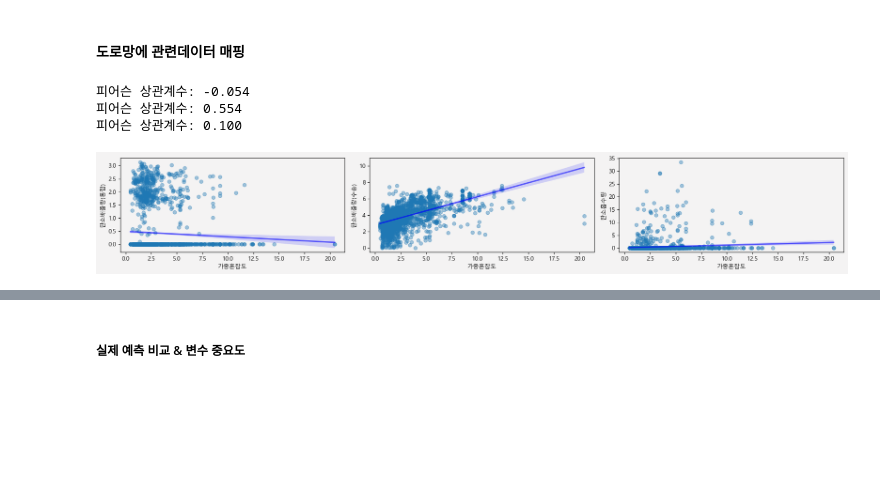
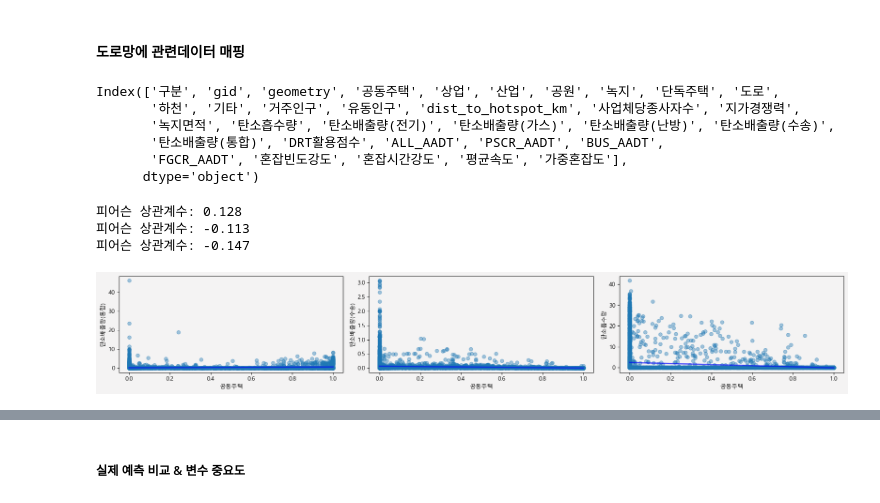
Before and after one commit to DDalaDDula/Forecasting_Carbon_Emissions_in_New_Towns_and_Analyzing_the_Carbon_Reduction_Impact_of_Future_Mobili, a Jupyter notebook: (1)분석대상지.ipynb, the cells around one changed output, grey strips where cells are left out. Saved outputs shown, nothing was run; the diff lists cells and outputs as text; code cells hidden in the pictures; blank space fills up the shorter version.

```diff
--- a/(1)분석대상지.ipynb
+++ b/(1)분석대상지.ipynb
@@ -1405,6 +1417,7 @@ emission_transport = (
 emission_transport = gpd.GeoDataFrame(emission_transport, geometry='geometry')
 emission_transport = emission_transport.rename(columns={'grid_cd': 'gid', 'road_tco2': '탄소배출량(수송)'})
 emission_transport = emission_transport[['gbn', 'gid', 'geometry', '탄소배출량(수송)']]
+emission_transport['탄소배출량(수송)']   = emission_transport['탄소배출량(수송)'] / 1000 #  1 / 1000 스케일(kg → ton) 오류 보정
 
 # grid_result에 병합 (gid 기준, 좌측조인)
 grid_result = grid_result.merge(
@@ -1471,10 +1466,10 @@ grid_result["탄소배출량(통합)"] = (
     grid_result["탄소배출량(가스)"] +
     grid_result["탄소배출량(난방)"]
 )
-grid_result.drop(columns=["탄소배출량(전기)", "탄소배출량(가스)", "탄소배출량(난방)"], inplace=True)
+#grid_result.drop(columns=["탄소배출량(전기)", "탄소배출량(가스)", "탄소배출량(난방)"], inplace=True)
 
 # Log Scale 변환
-grid_result['탄소배출량(통합)'] = np.log1p(grid_result['탄소배출량(통합)'])
+#grid_result['탄소배출량(통합)'] = np.log1p(grid_result['탄소배출량(통합)'])
 # %%
 # 관심 열
 land_cols = ['기타', '공동주택', '도로', '공원', '녹지', '하천', '상업', '단독주택', '산업']
@@ -1580,20 +1586,21 @@ for i, var in enumerate(target_vars):
     # 이상값 제외
     filtered_data = grid_result[
         ~(
-            #((grid_result['거주인구'] == 0) & (grid_result[var] > 0)) |
-            ((grid_result['거주인구'] > 0) & (grid_result[var] == 0))
+            ((grid_result['상업'] == 0) & (grid_result[var] > 0)) |
+            ((grid_result['상업'] > 0) & (grid_result[var] == 0))
         )
     ]
+    print(len(filtered_data))
 
     ax = axes[i]
     ax.set_facecolor('#f4f3f3')  # 플롯 영역 배경색
     # 상관계수 계산
-    corr = grid_result['기타'].corr(grid_result[var])
+    corr = filtered_data['상업'].corr(filtered_data[var])
     print(f"피어슨 상관계수: {corr:.3f}")
 
     sns.regplot(
-        data=grid_result,
-        x='기타',
+        data=filtered_data,
+        x='상업',
         y=var,
         ax=ax,
         line_kws={"alpha": 0.6, "color": 'blue'},
@@ -1602,7 +1609,7 @@ for i, var in enumerate(target_vars):
         color='#1f78b4'
     )
 
-    ax.set_xlabel('기타')
+    ax.set_xlabel('상업')
     ax.set_ylabel(var)
 
 plt.tight_layout()
@@ -1751,53 +1766,62 @@ agg = agg[['gid'] + traffic_cols]
 # 격자 원본에 병합
 grid_result = grid_result.merge(agg, on='gid', how='left')#.fillna(0)
 # %%
-grid_result['ALL_AADT'] = np.log1p(grid_result['ALL_AADT'])
-grid_result['PSCR_AADT'] = np.log1p(grid_result['PSCR_AADT'])
-grid_result['BUS_AADT'] = np.log1p(grid_result['BUS_AADT'])
-grid_result['FGCR_AADT'] = np.log1p(grid_result['FGCR_AADT'])
-grid_result['혼잡빈도강도'] = np.log1p(grid_result['혼잡빈도강도'])
-grid_result['혼잡시간강도'] = np.log1p(grid_result['혼잡시간강도'])
-grid_result['평균속도'] = np.log1p(grid_result['평균속도'])
-grid_result['가중혼잡도'] = np.log1p(grid_result['가중혼잡도'])
+# grid_result['ALL_AADT'] = np.log1p(grid_result['ALL_AADT'])
+# grid_result['PSCR_AADT'] = np.log1p(grid_result['PSCR_AADT'])
+# grid_result['BUS_AADT'] = np.log1p(grid_result['BUS_AADT'])
+# grid_result['FGCR_AADT'] = np.log1p(grid_result['FGCR_AADT'])
+# grid_result['혼잡빈도강도'] = np.log1p(grid_result['혼잡빈도강도'])
+# grid_result['혼잡시간강도'] = np.log1p(grid_result['혼잡시간강도'])
+# grid_result['평균속도'] = np.log1p(grid_result['평균속도'])
+# grid_result['가중혼잡도'] = np.log1p(grid_result['가중혼잡도'])
 # %%
 grid_result.to_csv("분석대상지.csv", index=False)
+# %%
+grid_result.columns
+# %% [output]
+Index(['구분', 'gid', 'geometry', '공동주택', '상업', '산업', '공원', '녹지', '단독주택', '도로',
+       '하천', '기타', '거주인구', '유동인구', 'dist_to_hotspot_km', '사업체당종사자수', '지가경쟁력',
+       '녹지면적', '탄소흡수량', '탄소배출량(전기)', '탄소배출량(가스)', '탄소배출량(난방)', '탄소배출량(수송)',
+       '탄소배출량(통합)', 'DRT활용점수', 'ALL_AADT', 'PSCR_AADT', 'BUS_AADT',
+       'FGCR_AADT', '혼잡빈도강도', '혼잡시간강도', '평균속도', '가중혼잡도'],
+      dtype='object')
 # %%
 # 대상 변수 목록
 target_vars = ['탄소배출량(통합)', '탄소배출량(수송)', '탄소흡수량']
 
 # 시각화
 fig, axes = plt.subplots(nrows=1, ncols=3, figsize=(18, 3), facecolor='#f4f3f3')
 # 시각화
 
 for i, var in enumerate(target_vars):
     # 이상값 제외
     ax = axes[i]
     ax.set_facecolor('#f4f3f3')  # 플롯 영역 배경색
     # 상관계수 계산
-    corr = grid_result['가중혼잡도'].corr(grid_result[var])
+    corr = grid_result['공동주택'].corr(grid_result[var])
     print(f"피어슨 상관계수: {corr:.3f}")
 
     sns.regplot(
         data=grid_result,
-        x='가중혼잡도',
+        x='공동주택',
         y=var,
         ax=ax,
         line_kws={"alpha": 0.6, "color": 'blue'},
         scatter_kws={"alpha": 0.4},
         ci=95,
         color='#1f78b4'
     )
 
-    ax.set_xlabel('가중혼잡도')
+    ax.set_xlabel('공동주택')
     ax.set_ylabel(var)
 
 plt.tight_layout()
 plt.show()
 # %% [output]
-피어슨 상관계수: -0.054
-피어슨 상관계수: 0.554
-피어슨 상관계수: 0.100
+피어슨 상관계수: 0.128
+피어슨 상관계수: -0.113
+피어슨 상관계수: -0.147
-[figure, old version]
+[figure, new version]
 # %%
 import seaborn as sns
 import matplotlib.pyplot as plt
```
Also changed, not shown: parts of 21 cells of this notebook, 7 other files.
